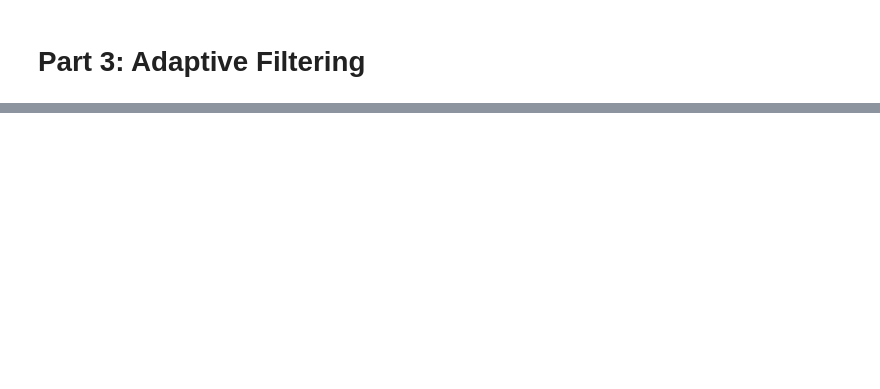
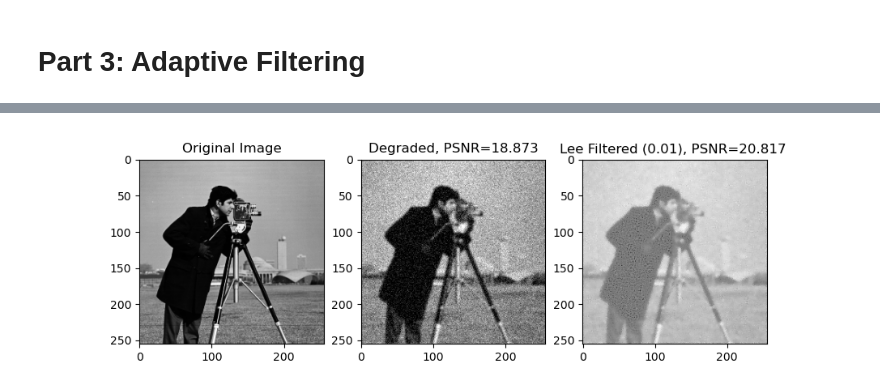
Before and after one commit to ronhyman/imageprocessing, a Jupyter notebook: Lab 4/lab4.ipynb, the cells around one changed output, grey strips where cells are left out. Cells and saved outputs as stored; diff of their text form; code cells hidden in the pictures; blank space fills up the shorter version.

```diff
--- a/Lab 4/lab4.ipynb
+++ b/Lab 4/lab4.ipynb
@@ -42,7 +42,7 @@ I = imread('degraded.tif').astype(np.float64)/255
 
 def plot_images(images: Dict[str, np.ndarray], title=None, cmap='None'):
     """Plots all images in a row""",
-    fig = plt.figure(figsize=(12, 4))
+    fig = plt.figure(figsize=(10, 3))
     for index, (subtitle, image) in enumerate(images.items(), 1):
         ax = fig.add_subplot(1, len(images), index)
         if cmap == 'gray':
@@ -116,2 +116,86 @@ plot_images({f'Wiener Filtered Image, PSNR = {wiener_psnr} ': f_wiener}, cmap='g
 # %% [markdown]
 # Part 3: Adaptive Filtering
+# %%
+# Let us now study noise reduction using Lee filter. Load degraded.tif and adjust intensities between [0,1].
+
+# Load the image and adjust intensities
+## already done above
+
+# Use a flat region of degraded.tif and estimate the variance of the noise (Use the provided Selector class, see the example usage in selector ex.py/selector ex.ipynb).
+
+# Plot the selected region and compute the variance of the noise.
+# [20, 62, 184, 229], theses are the values I got from the selector, from a helper function I wrote in selector_ex.py
+selected_region = I[20:62, 184:229]
+# Compute the variance of the selected region
+noise_variance3 = np.var(selected_region)
+print(noise_variance3)
+
+# # Apply Lee filter with a window size of 5x5 and plot the result.
+mn = np.ones((5,5))/25
+local_mean = signal.convolve(I, mn, mode="same")
+local_var = signal.convolve(I**2, mn, mode="same") - local_mean**2
+
+# # # compute elements of matrix K and denoise the image using Lee formulation.
+K = (local_var - noise_variance3) / local_var
+
+# Plot the original and denoised image, with PSNR.
+I_lee = K * I + (1 - K) * local_mean
+lee_psnr = round(PSNR(f, I_lee), 3)
+degraded_psnr = round(PSNR(f, I), 3)
+
+plot_images({f'Original Image': f, f'Degraded, PSNR={degraded_psnr}': I, f'Lee Filtered (0.01), PSNR={lee_psnr} ': I_lee}, cmap='gray')
+
+ #  Compare this result to that using a Gaussian low pass filter with standard deviation of 30. Plot the result and the PSNR.
+def gaussian_filter(n_rows, n_cols, stdv):
+    """
+    Returns a 2d Gaussian image filter.
+    """
+    g_r = signal.windows.gaussian(n_rows, stdv)
+    g_c = signal.windows.gaussian(n_cols, stdv)
+
+    G = np.outer(g_r, g_c)
+
+    return G/np.sum(G)
+
+# Create the Gaussian filter
+M, N = I.shape
+sigma = 30
+H = gaussian_filter(M, N, sigma)
+H = H/H.max()
+
+F_cameraman = np.fft.fftshift(np.fft.fft2(I))
+filtered_F_cameraman = F_cameraman * H
+# Take the inverse Fourier transform, and display the blurred image with PSNR
+filtered_cameraman = np.real(np.fft.ifft2(np.fft.ifftshift(filtered_F_cameraman)))
+gaussian_psnr = round(PSNR(f, filtered_cameraman), 3)
+plot_images({f'Gaussian Filtered Image, PSNR = {gaussian_psnr} ': filtered_cameraman}, cmap='gray')
+
+# 8. Try varying your estimate of the noise variance both above and below the value you got from your flat region. How does this change the filter’s results? Why?
+noise_variance4 = 0.002
+K2 = (local_var - noise_variance4) / local_var
+noise_variance5 = 0.05
+K3 = (local_var - noise_variance5) / local_var
+
+I_lee2 = I + K2 * (I - local_mean)
+I_lee3 = I + K3 * (I - local_mean)
+lee2_psnr = round(PSNR(f, I_lee2), 3)
+lee3_psnr = round(PSNR(f, I_lee3), 3)
+plot_images({f'Lee Filtered Image 2 (0.002), PSNR = {lee2_psnr} ': I_lee2, f'Lee Filtered Image 3 (0.05), PSNR = {lee3_psnr} ': I_lee3}, cmap='gray')
+
+# 9. Try changing the size of the filter neighborhood to be smaller and larger than 5 ×5. How does this change the results? Why?
+mn2 = np.ones((3,3))/9
+local_mean2 = signal.convolve(I, mn2, mode="same")
+local_var2 = signal.convolve(I**2, mn2, mode="same") - local_mean2**2
+K4 = (local_var2 - noise_variance3) / local_var2
+I_lee4 = I + K4 * (I - local_mean2)
+lee4_psnr = round(PSNR(f, I_lee4), 3)
+
+mn3 = np.ones((7,7))/49
+local_mean3 = signal.convolve(I, mn3, mode="same")
+local_var3 = signal.convolve(I**2, mn3, mode="same") - local_mean3**2
+K5 = (local_var3 - noise_variance3) / local_var3
+I_lee5 = I + K5 * (I - local_mean3)
+lee5_psnr = round(PSNR(f, I_lee5), 3)
+
+plot_images({f'Lee Filtered Image 4 (3x3), PSNR = {lee4_psnr} ': I_lee4, f'Lee Filtered Image 5 (7x7), PSNR = {lee5_psnr} ': I_lee5}, cmap='gray')
+# %% [output]
@@ -117,0 +203 @@ plot_images({f'Wiener Filtered Image, PSNR = {wiener_psnr} ': f_wiener}, cmap='g
+[figure, added]
```
Also changed, not shown: parts of 2 cells of this notebook, 8 other files.
